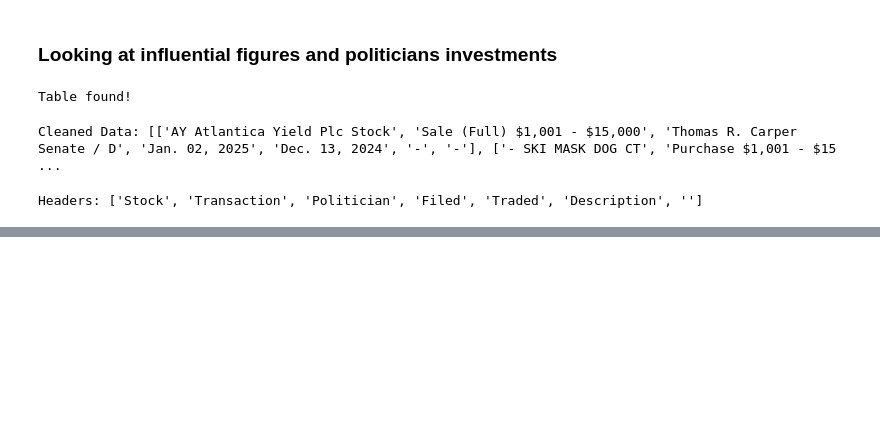
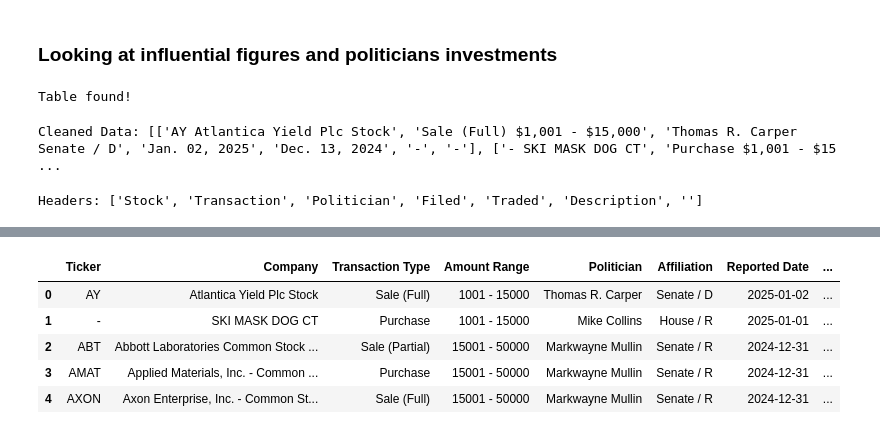
Before and after one commit to codyrosenzweig1/Quant_Trading_Basics_ML, a Jupyter notebook: Personal_Trading_Stratergy.ipynb, the cells around one changed output, grey strips where cells are left out. Drawn from its saved outputs; the diff is of its cells as text; code cells hidden in the pictures; blank space fills up the shorter version.

```diff
--- a/Personal_Trading_Stratergy.ipynb
+++ b/Personal_Trading_Stratergy.ipynb
@@ -470,0 +533,9 @@ df = pd.dat
+# %%
+politician_df.head()
+# %% [output]
+|  | Ticker | Company | Transaction Type | Amount Range | Politician | Affiliation | Reported Date | ... |
+| 0 | AY | Atlantica Yield Plc Stock | Sale (Full) | 1001 - 15000 | Thomas R. Carper | Senate / D | 2025-01-02 | ... |
+| 1 | - | SKI MASK DOG CT | Purchase | 1001 - 15000 | Mike Collins | House / R | 2025-01-01 | ... |
+| 2 | ABT | Abbott Laboratories Common Stock ... | Sale (Partial) | 15001 - 50000 | Markwayne Mullin | Senate / R | 2024-12-31 | ... |
+| 3 | AMAT | Applied Materials, Inc. - Common ... | Purchase | 15001 - 50000 | Markwayne Mullin | Senate / R | 2024-12-31 | ... |
+| 4 | AXON | Axon Enterprise, Inc. - Common St... | Sale (Full) | 15001 - 50000 | Markwayne Mullin | Senate / R | 2024-12-31 | ... |
```
Also changed, not shown: parts of 1 cell of this notebook.
